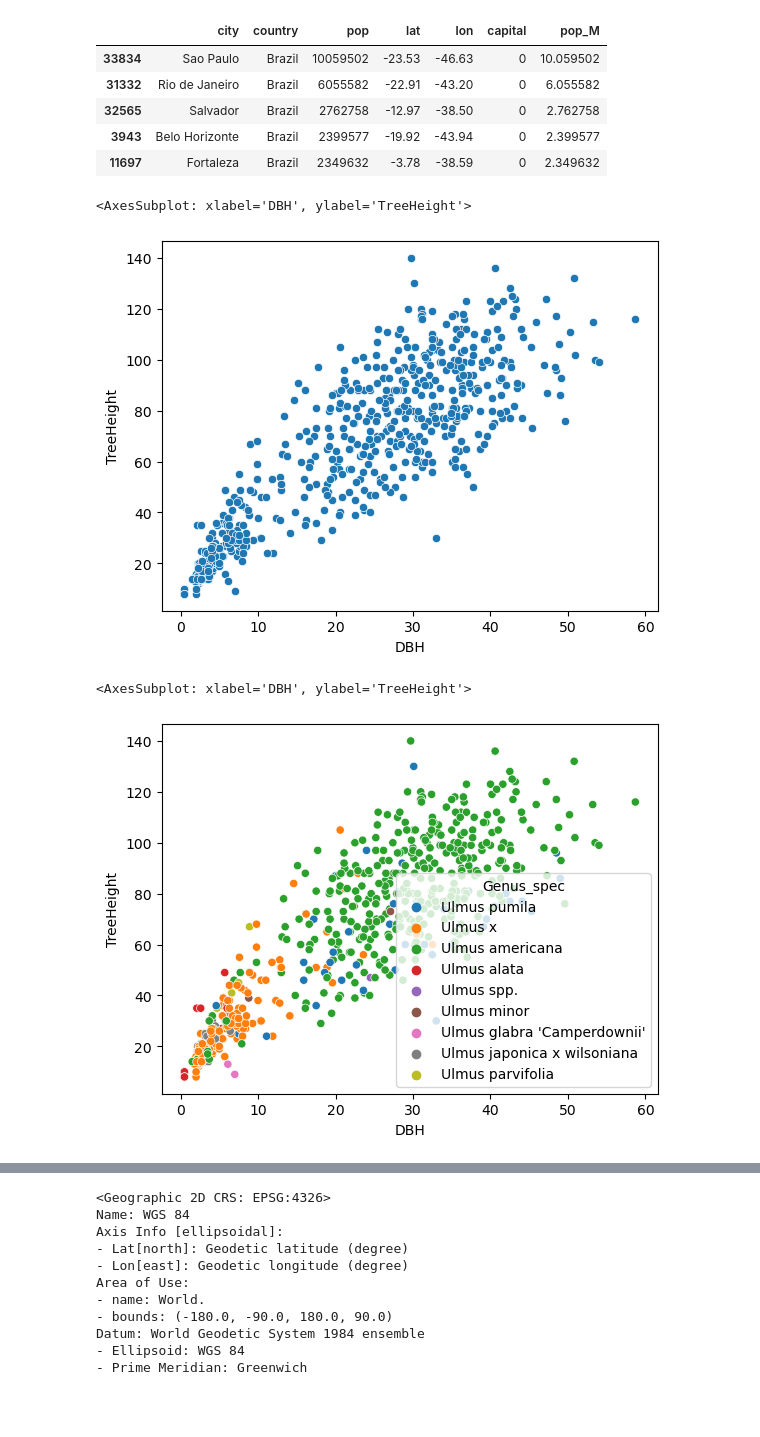
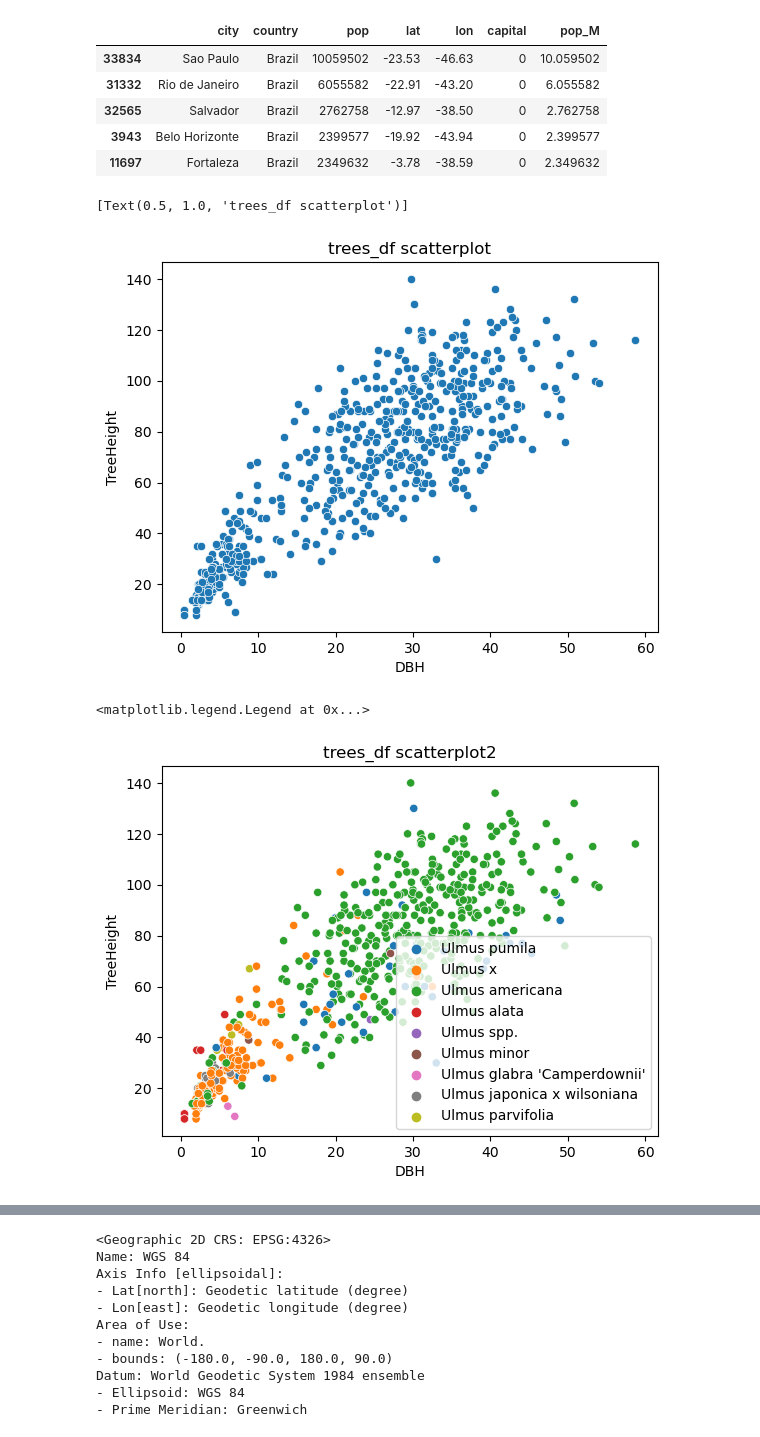
Before and after one commit to fyfey26/PY4SA23_Assignment, a Jupyter notebook: PY4SA23_Assignment.ipynb, the cells around one changed output, grey strips where cells are left out. Cells and saved outputs as stored; diff of their text form; code cells hidden in the pictures; blank space fills up the shorter version.

```diff
--- a/PY4SA23_Assignment.ipynb
+++ b/PY4SA23_Assignment.ipynb
@@ -131,14 +131,15 @@ cities_df.loc[cities_df['country']=='Brazil'].nlargest(5,'pop','all')
 # %%
 import matplotlib.pyplot as plt
 import seaborn as sns
 
-sns.scatterplot(data=trees_df.loc[trees_df["Genus"]=="Ulmus"],x="DBH",y="TreeHeight")
+sns.scatterplot(data=trees_df.loc[trees_df["Genus"]=="Ulmus"],x="DBH",y="TreeHeight").set(title='trees_df scatterplot')
 # %% [output]
-<AxesSubplot: xlabel='DBH', ylabel='TreeHeight'>
+[Text(0.5, 1.0, 'trees_df scatterplot')]
-[figure, old version]
+[figure, new version]
 # %%
-sns.scatterplot(data=trees_df.loc[trees_df["Genus"]=="Ulmus"],x="DBH",y="TreeHeight",hue="Genus_spec")
+sns.scatterplot(data=trees_df.loc[trees_df["Genus"]=="Ulmus"],x="DBH",y="TreeHeight",hue="Genus_spec").set(title='trees_df scatterplot2')
+plt.legend()
 # %% [output]
-<AxesSubplot: xlabel='DBH', ylabel='TreeHeight'>
+<matplotlib.legend.Legend at 0x...>
-[figure, old version]
+[figure, new version]
 # %%
```
Also changed, not shown: parts of 3 cells of this notebook.
